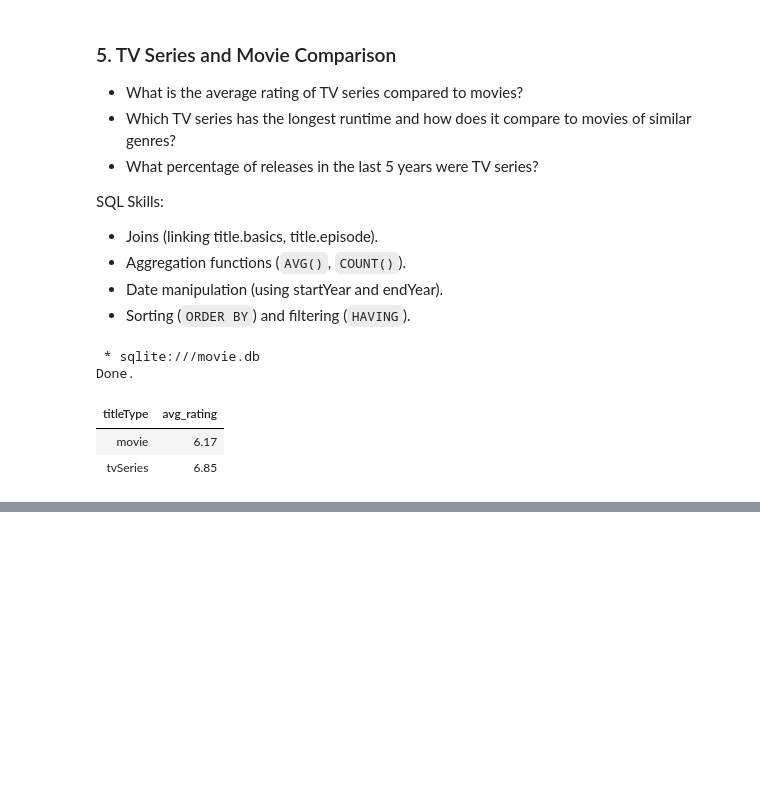
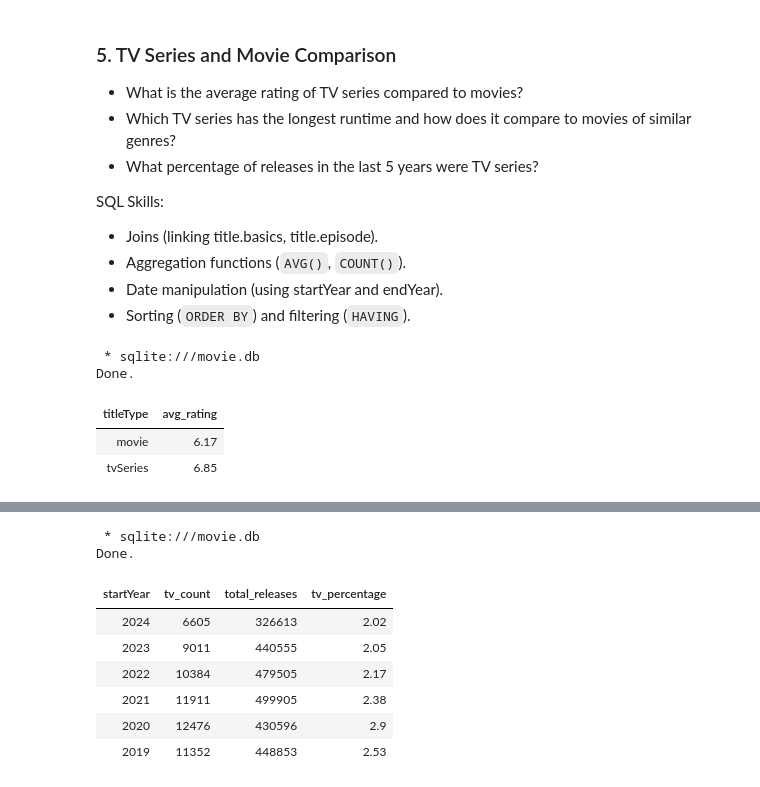
Before and after one commit to Ana-Akaishi/sql-projects, a Jupyter notebook: sql_projects/movie_review/movie_review.ipynb, the cells around one changed output, grey strips where cells are left out. Drawn from its saved outputs; the diff is of its cells as text; code cells hidden in the pictures; blank space fills up the shorter version.

```diff
--- a/sql_projects/movie_review/movie_review.ipynb
+++ b/sql_projects/movie_review/movie_review.ipynb
@@ -420,8 +392,22 @@ Done.
 # %%
 # What percentage of releases in the last 5 years were TV series?
 %%sql
-SELECT startYear, SUM(CASE WHEN primaryTitle LIKE 'tvSeries' THEN 1 END)/(COUNT(primaryTitle)) as tv_percentage
+SELECT
+    startYear,
+    SUM( CASE WHEN titleType LIKE 'tvseries' THEN 1 END) as tv_count,
+    COUNT(titleType) AS total_releases,
+    ROUND(100.00 * (SUM( CASE WHEN titleType LIKE 'tvseries' THEN 1 END) *1.0/COUNT(titleType)),2) as tv_percentage
 FROM basic
 WHERE startYear BETWEEN DATE('now') - 5 AND DATE('now')
 GROUP BY startYear
 ORDER BY startYear DESC
+# %% [output]
+ * sqlite:///movie.db
+Done.
+| startYear | tv_count | total_releases | tv_percentage |
+| 2024 | 6605 | 326613 | 2.02 |
+| 2023 | 9011 | 440555 | 2.05 |
+| 2022 | 10384 | 479505 | 2.17 |
+| 2021 | 11911 | 499905 | 2.38 |
+| 2020 | 12476 | 430596 | 2.9 |
+| 2019 | 11352 | 448853 | 2.53 |
```
Also changed, not shown: parts of 10 cells of this notebook, 2 other files.
